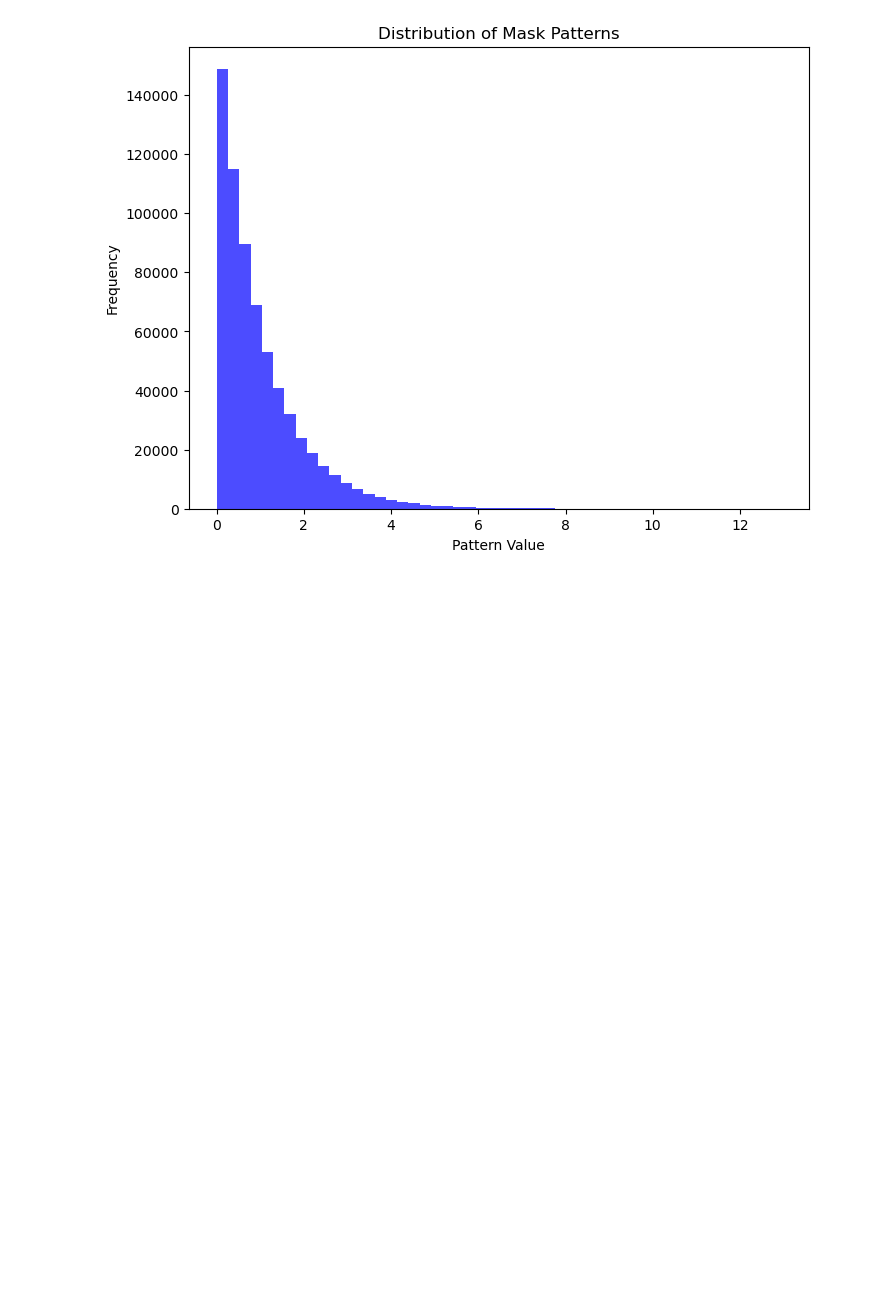
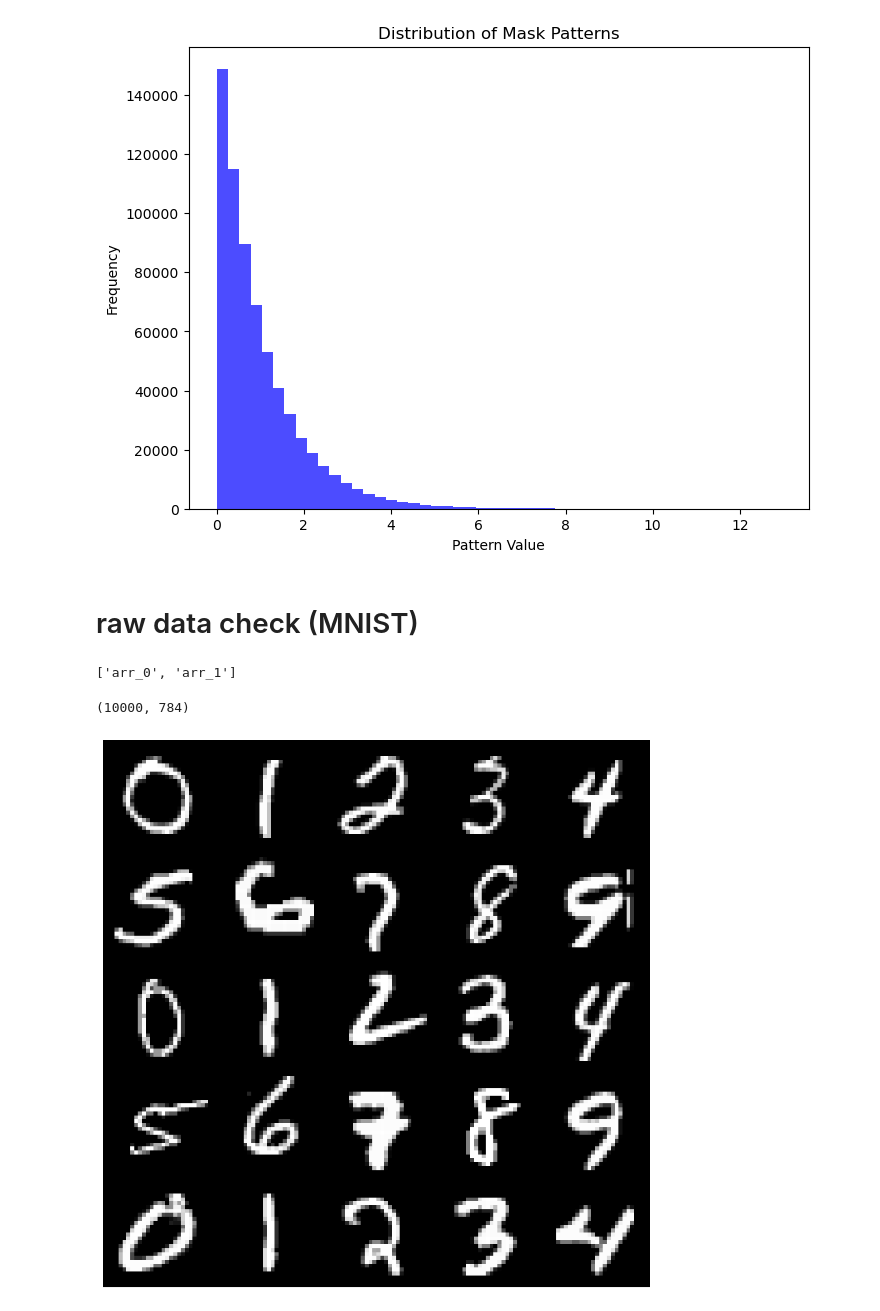
Before and after one commit to morixxfoxdata/spi_simulate, a Jupyter notebook: src/notebook/data_check.ipynb, the cells around one changed output. Cells and saved outputs as stored; diff of their text form; code cells hidden in the pictures; blank space fills up the shorter version.

Commit message:
MNIST data (each number converted to npzfile)

```diff
--- a/src/notebook/data_check.ipynb
+++ b/src/notebook/data_check.ipynb
@@ -53,3 +53,5 @@ plt.ylabel("Frequency")
 plt.show()
 # %% [output]
 [figure]
+# %% [markdown]
+# raw data check (MNIST)
@@ -55,0 +60,32 @@ plt.show()
+# %%
+mnist_all = np.load("../../data/raw/class10_image10x1000.npz")
+print(mnist_all.files)
+# %% [output]
+['arr_0', 'arr_1']
+# %%
+mnist_data = mnist_all['arr_0']
+print(mnist_data.shape)
+# %% [output]
+(10000, 784)
+# %%
+import numpy as np
+import matplotlib.pyplot as plt
+
+# サンプル画像の数と行列サイズ
+num_images = 25  # 表示する画像数
+rows, cols = 5, 5  # 5x5 のグリッドで表示
+images = np.random.rand(10000, 784)  # 例としてランダムなデータを使用
+
+# 画像データの形状を (28, 28) に変換
+images = mnist_data.reshape(-1, 28, 28)
+
+# プロット
+fig, axes = plt.subplots(rows, cols, figsize=(8, 8), gridspec_kw={'wspace': 0, 'hspace': 0})
+for i, ax in enumerate(axes.flat):
+    ax.imshow(images[i], cmap='gray')
+    ax.axis('off')  # 軸を非表示にして隙間を減らす
+
+plt.tight_layout(pad=0)
+plt.show()
+# %% [output]
+[figure, added]
```
Also changed, not shown: parts of 5 cells of this notebook, 2 other files.
